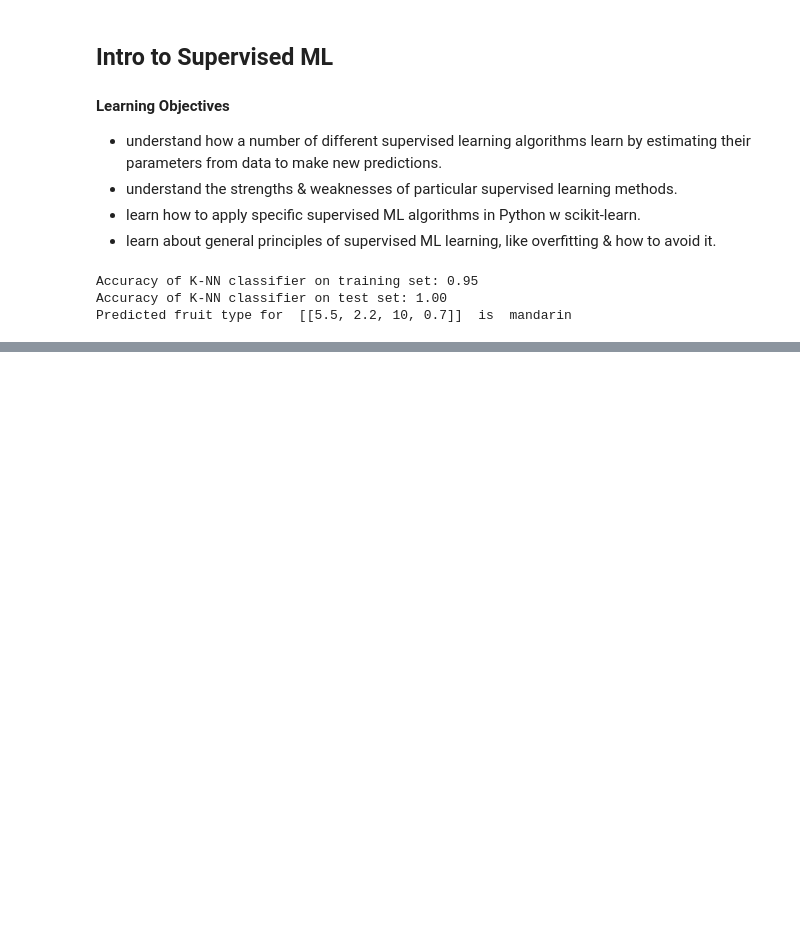
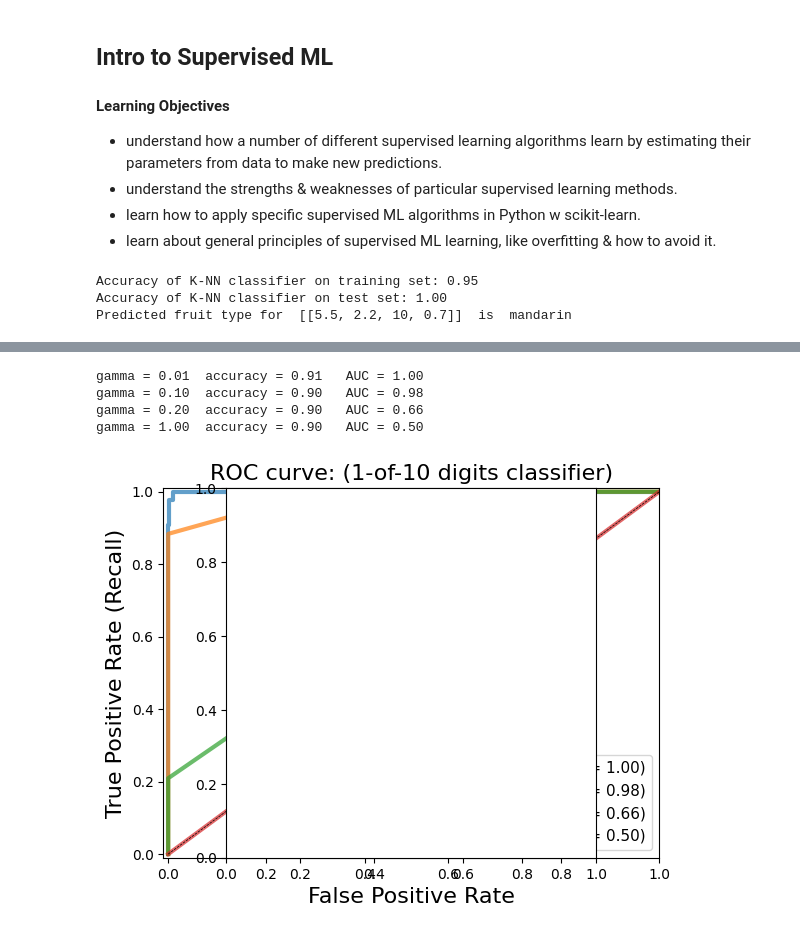
Before and after one commit to pranauvskandhan/Applied-Data-Science-with-Python-Specialization, a Jupyter notebook: 3. Applied Machine Learning in Python/Modules.ipynb, the cells around one changed output, grey strips where cells are left out. Drawn from its saved outputs; the diff is of its cells as text; code cells hidden in the pictures; blank space fills up the shorter version.

```diff
--- a/3. Applied Machine Learning in Python/Modules.ipynb
+++ b/3. Applied Machine Learning in Python/Modules.ipynb
@@ -410,0 +444,8 @@ Predicted fruit type for  [[5.5, 2.2, 10, 0.7]]  is  mandarin
+# %%
+X_train, X_test, y_train, y_test = train_test_split(X, y_binary_imbalanced, random_state=0)
+
+# accuracy of Support Vector Machine classifier
+from sklearn.svm import SVC
+
+svm = SVC(kernel='rbf', C=1).fit(X_train, y_train)
+svm.score(X_test, y_test)
@@ -410,0 +519,6 @@ Predicted fruit type for  [[5.5, 2.2, 10, 0.7]]  is  mandarin
+# %%
+svm = SVC(kernel='linear', C=1).fit(X_train, y_train)
+svm_predicted = svm.predict(X_test)
+confusion = confusion_matrix(y_test, svm_predicted)
+
+print('Support vector machine classifier (linear kernel, C=1)\n', confusion)
@@ -410,0 +714,33 @@ Predicted fruit type for  [[5.5, 2.2, 10, 0.7]]  is  mandarin
+# %%
+from matplotlib import cm
+
+X_train, X_test, y_train, y_test = train_test_split(X, y_binary_imbalanced, random_state=0)
+
+plt.figure()
+plt.xlim([-0.01, 1.00])
+plt.ylim([-0.01, 1.01])
+for g in [0.01, 0.1, 0.20, 1]:
+    svm = SVC(gamma=g).fit(X_train, y_train)
+    y_score_svm = svm.decision_function(X_test)
+    fpr_svm, tpr_svm, _ = roc_curve(y_test, y_score_svm)
+    roc_auc_svm = auc(fpr_svm, tpr_svm)
+    accuracy_svm = svm.score(X_test, y_test)
+    print("gamma = {:.2f}  accuracy = {:.2f}   AUC = {:.2f}".format(g, accuracy_svm,
+                                                                    roc_auc_svm))
+    plt.plot(fpr_svm, tpr_svm, lw=3, alpha=0.7,
+             label='SVM (gamma = {:0.2f}, area = {:0.2f})'.format(g, roc_auc_svm))
+
+plt.xlabel('False Positive Rate', fontsize=16)
+plt.ylabel('True Positive Rate (Recall)', fontsize=16)
+plt.plot([0, 1], [0, 1], color='k', lw=0.5, linestyle='--')
+plt.legend(loc="lower right", fontsize=11)
+plt.title('ROC curve: (1-of-10 digits classifier)', fontsize=16)
+plt.axes().set_aspect('equal')
+
+plt.show()
+# %% [output]
+gamma = 0.01  accuracy = 0.91   AUC = 1.00
+gamma = 0.10  accuracy = 0.90   AUC = 0.98
+gamma = 0.20  accuracy = 0.90   AUC = 0.66
+gamma = 1.00  accuracy = 0.90   AUC = 0.50
+[figure, added]
```
Also changed, not shown: parts of 40 cells of this notebook.
